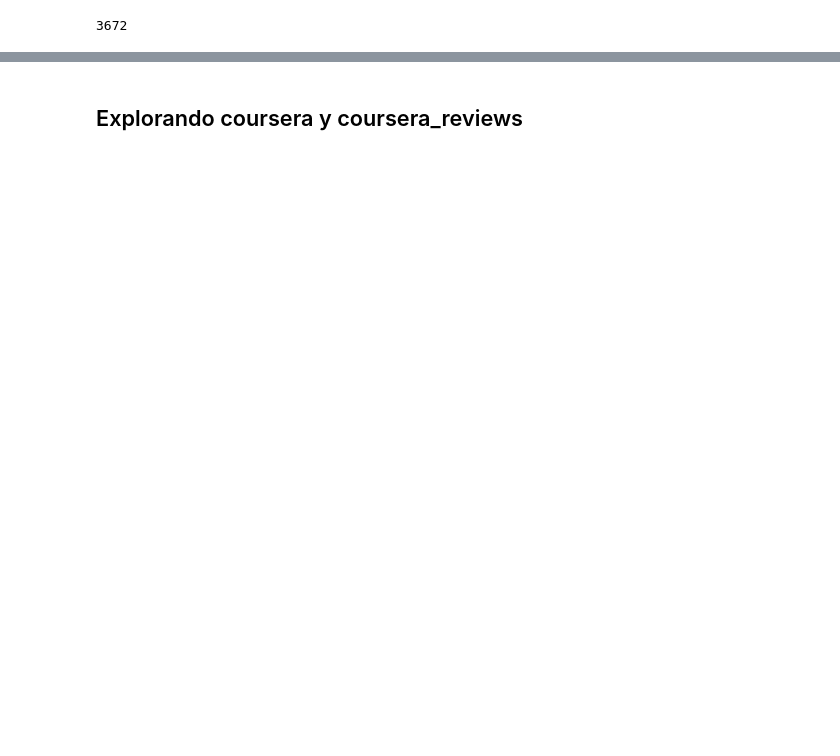
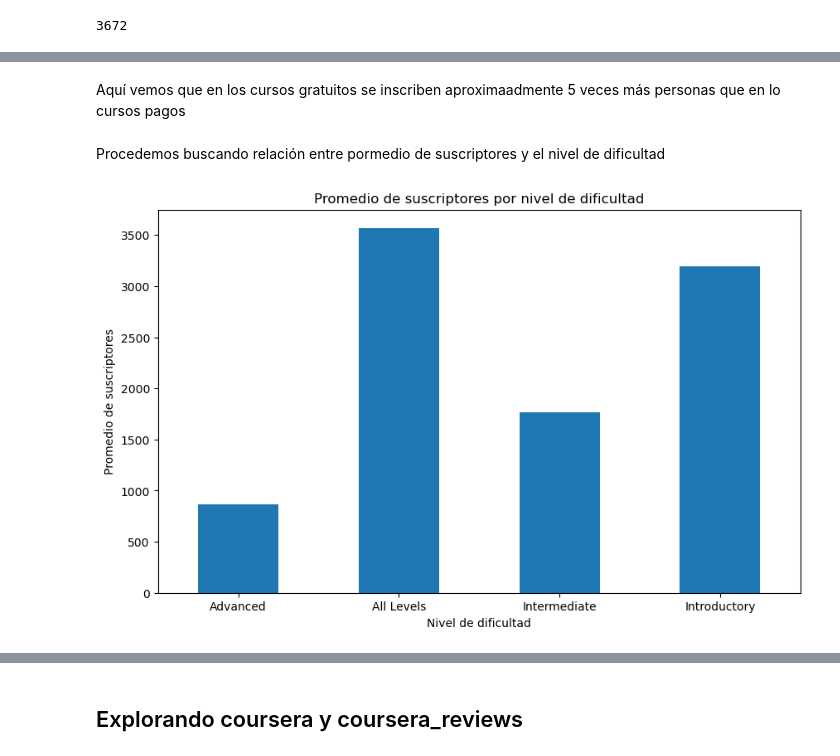
Before and after one commit to HugoGT/PI-02-Data-Analytics, a Jupyter notebook: EDA.ipynb, the cells around one changed output, grey strips where cells are left out. Saved outputs shown, nothing was run; the diff lists cells and outputs as text; code cells hidden in the pictures; blank space fills up the shorter version.

```diff
--- a/EDA.ipynb
+++ b/EDA.ipynb
@@ -333,0 +355,19 @@ udemy_df.drop(axis=1, columns='is_paid', inplace=True)
+# %% [markdown]
+Aquí vemos que en los cursos gratuitos se inscriben aproximaadmente 5 veces más personas que en lo cursos pagos
+# %% [markdown]
+Procedemos buscando relación entre pormedio de suscriptores y el nivel de dificultad
+# %%
+level_subscribers = udemy_df.groupby('level')['num_subscribers'].mean()
+
+plt.figure(figsize=(10, 6))
+level_subscribers.plot(kind='bar')
+
+plt.title('Promedio de suscriptores por nivel de dificultad')
+plt.xlabel('Nivel de dificultad')
+plt.ylabel('Promedio de suscriptores')
+
+plt.xticks(rotation=0)
+
+plt.show()
+# %% [output]
+[figure, added]
```
Also changed, not shown: parts of 40 cells of this notebook.
